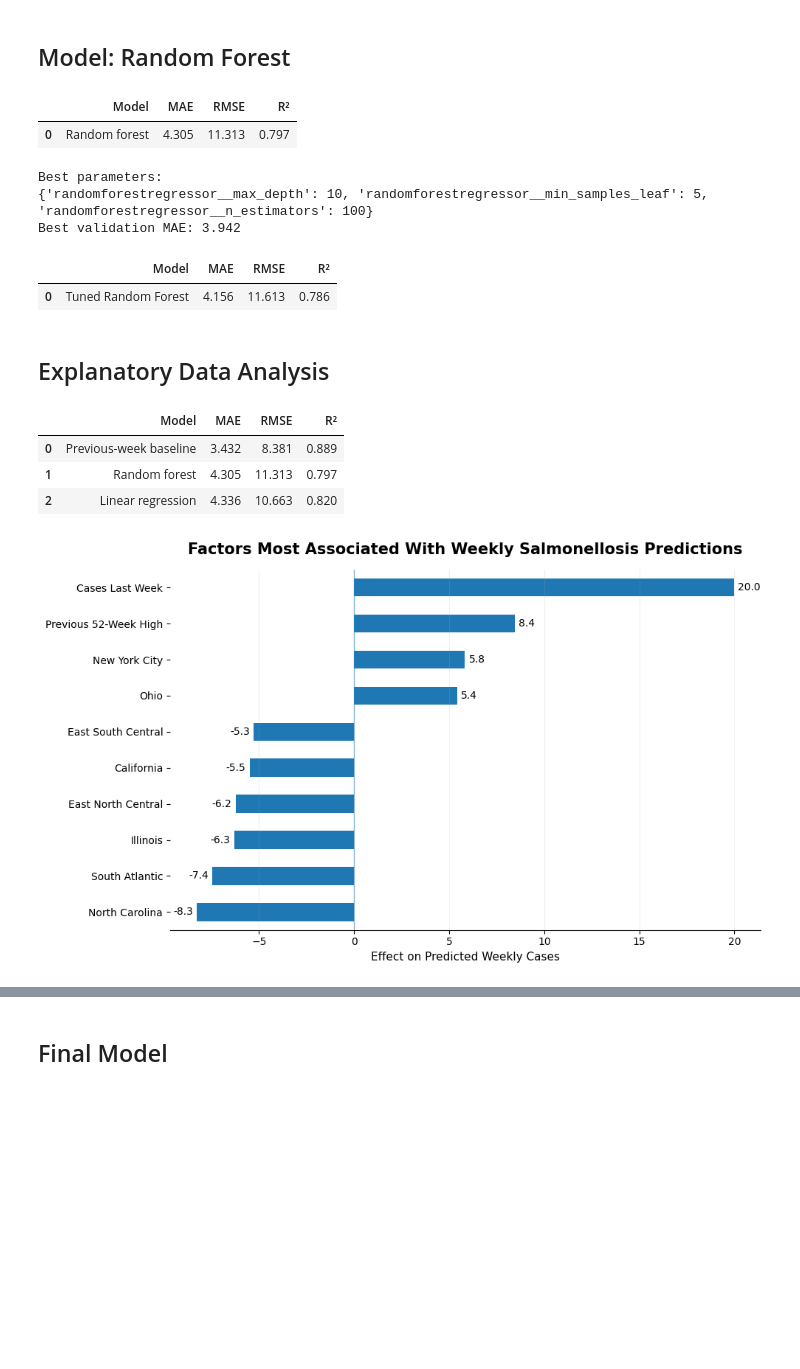
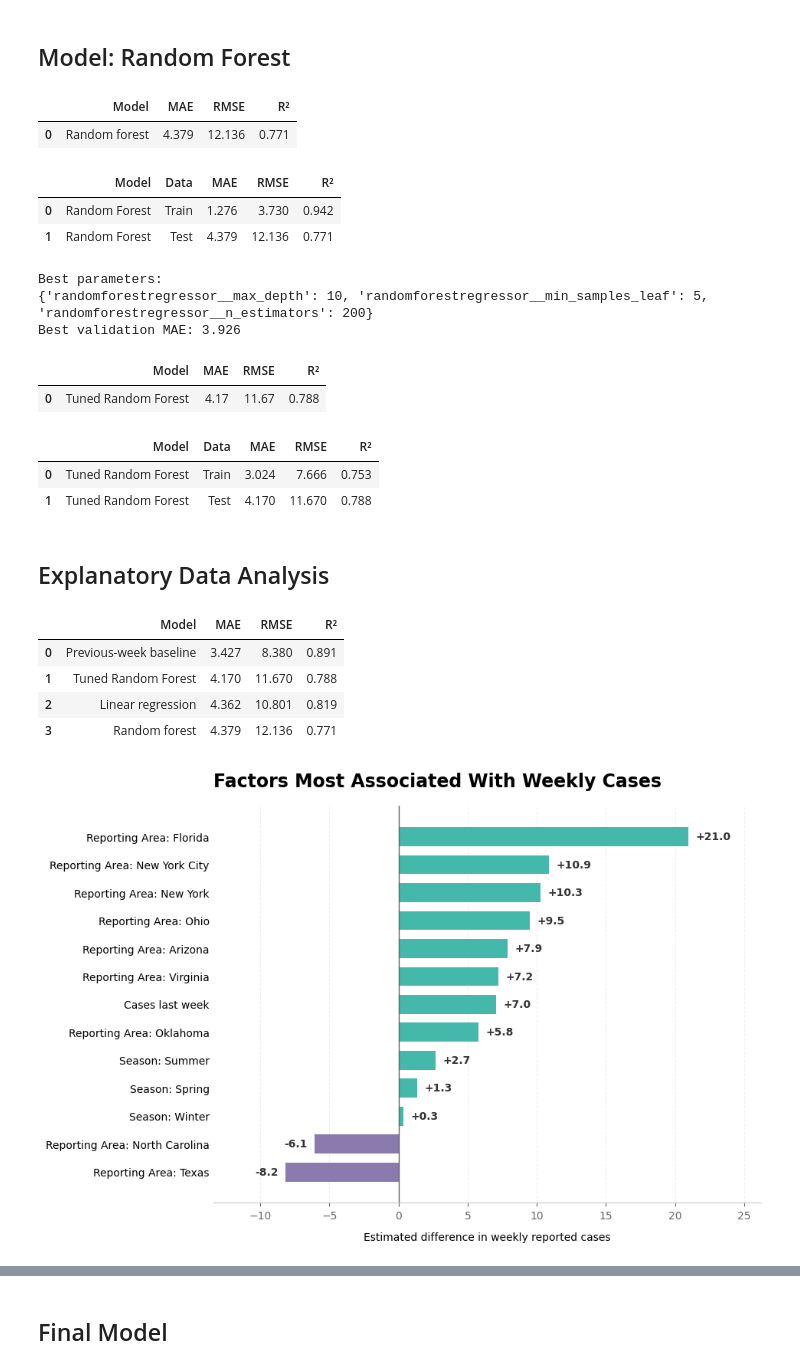
Before and after one commit to Husam-Sawalha/salmonellosis-forecasting-analysis, a Jupyter notebook: notebooks/04_salmonellosis_ml.ipynb, the cells around one changed output, grey strips where cells are left out. Drawn from its saved outputs; the diff is of its cells as text; code cells hidden in the pictures; blank space fills up the shorter version.

```diff
--- a/notebooks/04_salmonellosis_ml.ipynb
+++ b/notebooks/04_salmonellosis_ml.ipynb
@@ -285,6 +626,7 @@ X_test, y_test = test_df[features], test_df[target]
 categorical_transformer = OneHotEncoder(
     handle_unknown="ignore",
     sparse_output=False,
+    drop='first'
 )
 
 numerical_transformer = StandardScaler()
@@ -367,7 +724,22 @@ forest_metrics = calculate_metrics(
 pd.DataFrame([forest_metrics]).round(3)
 # %% [output]
 |  | Model | MAE | RMSE | R² |
-| 0 | Random forest | 4.305 | 11.313 | 0.797 |
+| 0 | Random forest | 4.379 | 12.136 | 0.771 |
+# %%
+forest_results = evaluate_regression(
+    model=rf_pipe,
+    X_train=X_train,
+    y_train=y_train,
+    X_test=X_test,
+    y_test=y_test,
+    model_name="Random Forest"
+)
+
+forest_results
+# %% [output]
+|  | Model | Data | MAE | RMSE | R² |
+| 0 | Random Forest | Train | 1.276 | 3.730 | 0.942 |
+| 1 | Random Forest | Test | 4.379 | 12.136 | 0.771 |
 # %%
 # Try different Random Forest settings
 param_grid = {
@@ -414,10 +786,25 @@ gs_metrics = calculate_metrics(
 pd.DataFrame([gs_metrics]).round(3)
 # %% [output]
 Best parameters:
-{'randomforestregressor__max_depth': 10, 'randomforestregressor__min_samples_leaf': 5, 'randomforestregressor__n_estimators': 100}
-Best validation MAE: 3.942
+{'randomforestregressor__max_depth': 10, 'randomforestregressor__min_samples_leaf': 5, 'randomforestregressor__n_estimators': 200}
+Best validation MAE: 3.926
 |  | Model | MAE | RMSE | R² |
-| 0 | Tuned Random Forest | 4.156 | 11.613 | 0.786 |
+| 0 | Tuned Random Forest | 4.17 | 11.67 | 0.788 |
+# %%
+tuned_forest_results = evaluate_regression(
+    model=best_rf,
+    X_train=X_train,
+    y_train=y_train,
+    X_test=X_test,
+    y_test=y_test,
+    model_name="Tuned Random Forest"
+)
+
+tuned_forest_results
+# %% [output]
+|  | Model | Data | MAE | RMSE | R² |
+| 0 | Tuned Random Forest | Train | 3.024 | 7.666 | 0.753 |
+| 1 | Tuned Random Forest | Test | 4.170 | 11.670 | 0.788 |
 # %% [markdown]
 ## Explanatory Data Analysis
 # %%
@@ -425,18 +812,22 @@ results = pd.DataFrame([
     baseline_metrics,
     linear_metrics,
     forest_metrics,
+    gs_metrics
 ])
 
 results = results.sort_values("MAE").reset_index(drop=True)
 results.round(3)
 # %% [output]
 |  | Model | MAE | RMSE | R² |
-| 0 | Previous-week baseline | 3.432 | 8.381 | 0.889 |
-| 1 | Random forest | 4.305 | 11.313 | 0.797 |
-| 2 | Linear regression | 4.336 | 10.663 | 0.820 |
+| 0 | Previous-week baseline | 3.427 | 8.380 | 0.891 |
+| 1 | Tuned Random Forest | 4.170 | 11.670 | 0.788 |
+| 2 | Linear regression | 4.362 | 10.801 | 0.819 |
+| 3 | Random forest | 4.379 | 12.136 | 0.771 |
 # %%
-coeffs = plot_linear_coefficients(
-    lr_pipe,
-    top_n=10)
+coefficients = plot_linear_coefficients(
+    fitted_pipeline=linear_model,
+    top_n=10,
+    include_intercept=False,
+)
 # %% [output]
-[figure, old version]
+[figure, new version]
```
Also changed, not shown: parts of 20 cells of this notebook.
